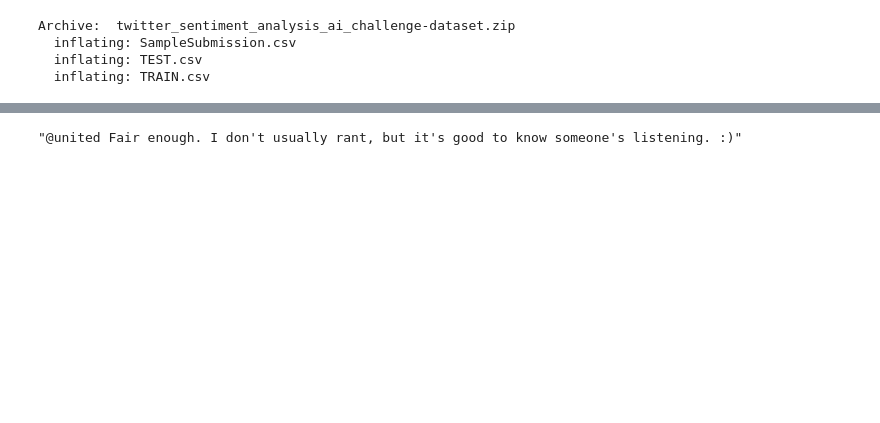
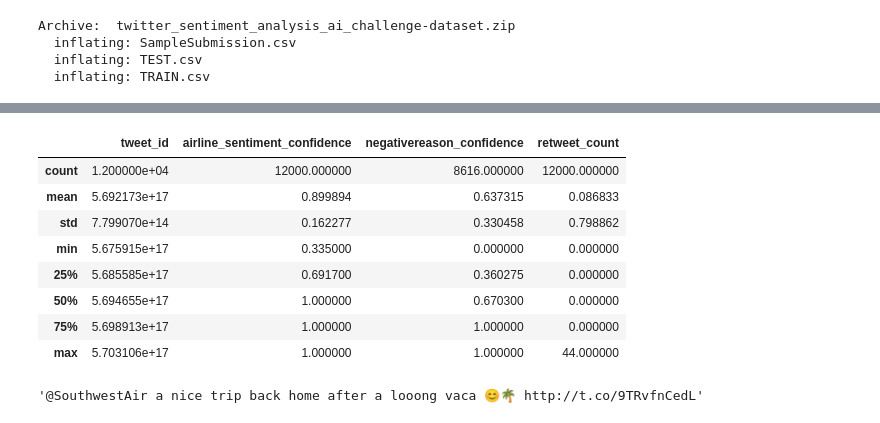
Before and after one commit to sipocz/Twitter-Sentiment-Analysis-AI-Challenge, a Jupyter notebook: Twitter_Sentiment_Analysis_AI_Challenge.ipynb, the cells around one changed output, grey strips where cells are left out. Saved outputs shown, nothing was run; the diff lists cells and outputs as text; code cells hidden in the pictures; blank space fills up the shorter version.

```diff
--- a/Twitter_Sentiment_Analysis_AI_Challenge.ipynb
+++ b/Twitter_Sentiment_Analysis_AI_Challenge.ipynb
@@ -44,7 +53,15 @@ df.head(30)
 | 27 | 569606226880929792 | negative | 0.6590 | Customer Service Issue | 0.6590 | American | ... |
 | 28 | 570223944260849664 | negative | 1.0000 | Can't Tell | 1.0000 | US Airways | ... |
 | 29 | 568897700315435008 | neutral | 1.0000 | NaN | NaN | US Airways | ... |
-# %%
-df["text"][6]
-# %% [output]
-"@united Fair enough. I don't usually rant, but it's good to know someone's listening. :)"
+# %%
+df.describe()
+# %% [output]
+|  | tweet_id | airline_sentiment_confidence | negativereason_confidence | retweet_count |
+| count | 1.200000e+04 | 12000.000000 | 8616.000000 | 12000.000000 |
+| mean | 5.692173e+17 | 0.899894 | 0.637315 | 0.086833 |
+| std | 7.799070e+14 | 0.162277 | 0.330458 | 0.798862 |
+| min | 5.675915e+17 | 0.335000 | 0.000000 | 0.000000 |
+| 25% | 5.685585e+17 | 0.691700 | 0.360275 | 0.000000 |
+| 50% | 5.694655e+17 | 1.000000 | 0.670300 | 0.000000 |
+| 75% | 5.698913e+17 | 1.000000 | 1.000000 | 0.000000 |
+| max | 5.703106e+17 | 1.000000 | 1.000000 | 44.000000 |
@@ -50,0 +70,4 @@ df["text"][6]
+# %%
+alltext[8]
+# %% [output]
+'@SouthwestAir a nice trip back home after a looong vaca 😊🌴 http://t.co/9TRvfnCedL'
```
Also changed, not shown: parts of 14 cells of this notebook.
